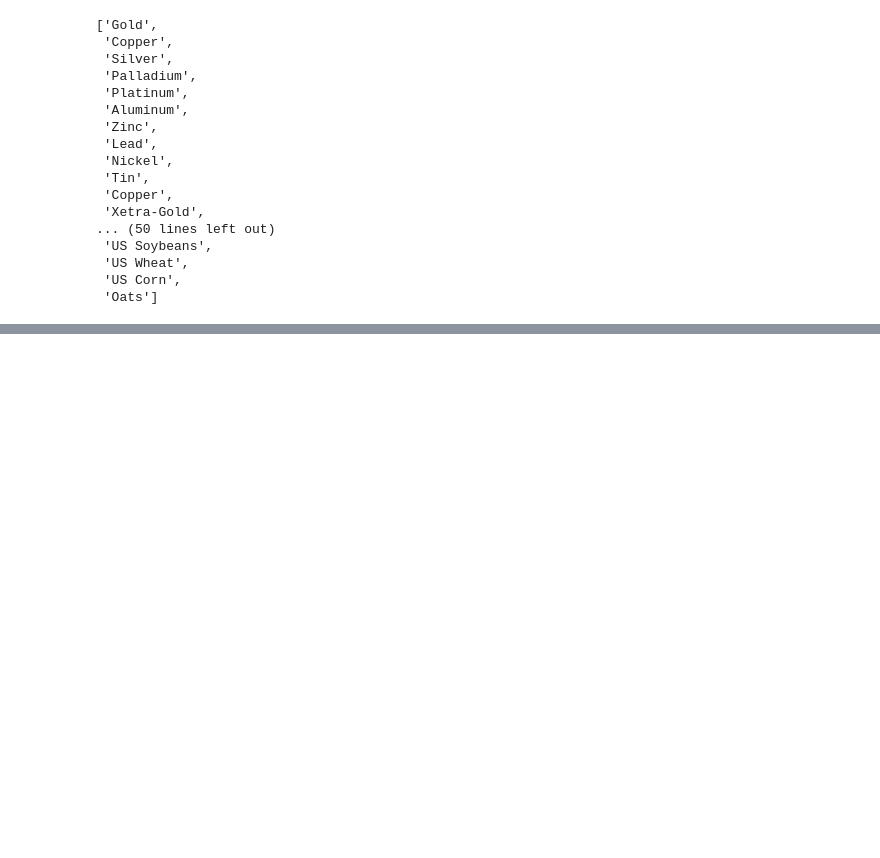
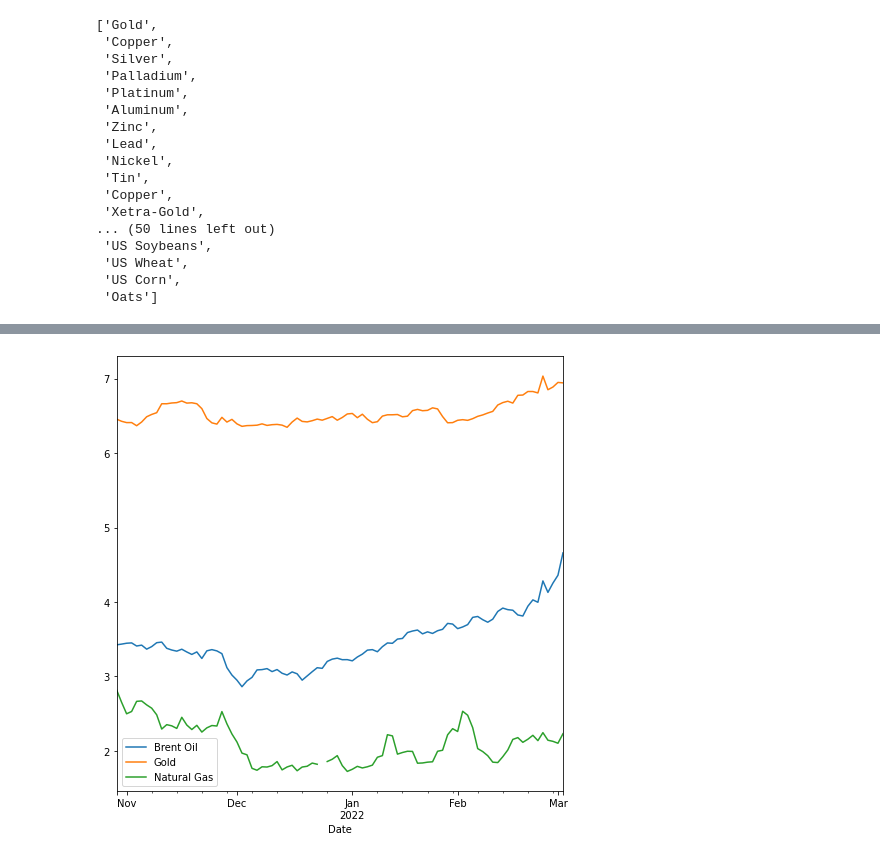
Before and after one commit to Edu-Moreira/Estudos-de-Python, a Jupyter notebook: Dados_Investing.ipynb, the cells around one changed output, grey strips where cells are left out. Cells and saved outputs as stored; diff of their text form; code cells hidden in the pictures; blank space fills up the shorter version.

```diff
--- a/Dados_Investing.ipynb
+++ b/Dados_Investing.ipynb
@@ -63,0 +132,6 @@ petrol.tail()
+# %%
+painel = pd.DataFrame()
+for i in lista_commodity:
+  painel [i]= inv.get_commodity_historical_data(commodity= i, from_date = '01/01/2000', to_date = hoje)['High']
+
+painel
@@ -63,0 +153,8 @@ petrol.tail()
+# %%
+# Normalizando preços
+
+normalizado = painel / painel.iloc[0]
+
+normalizado[-90:].plot(figsize = (8,8));
+# %% [output]
+[figure, added]
```
Also changed, not shown: parts of 9 cells of this notebook.
